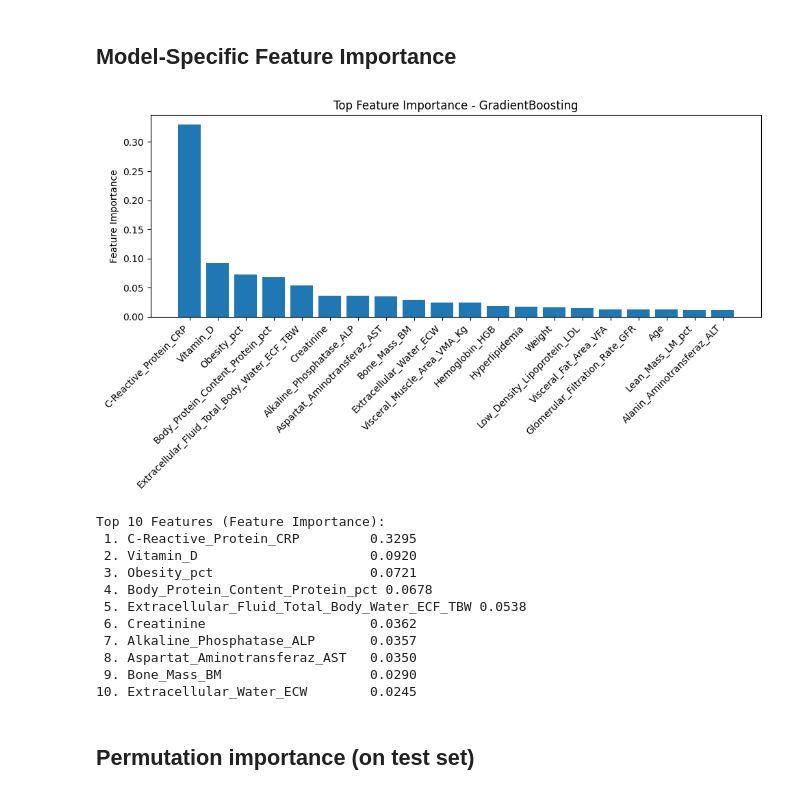
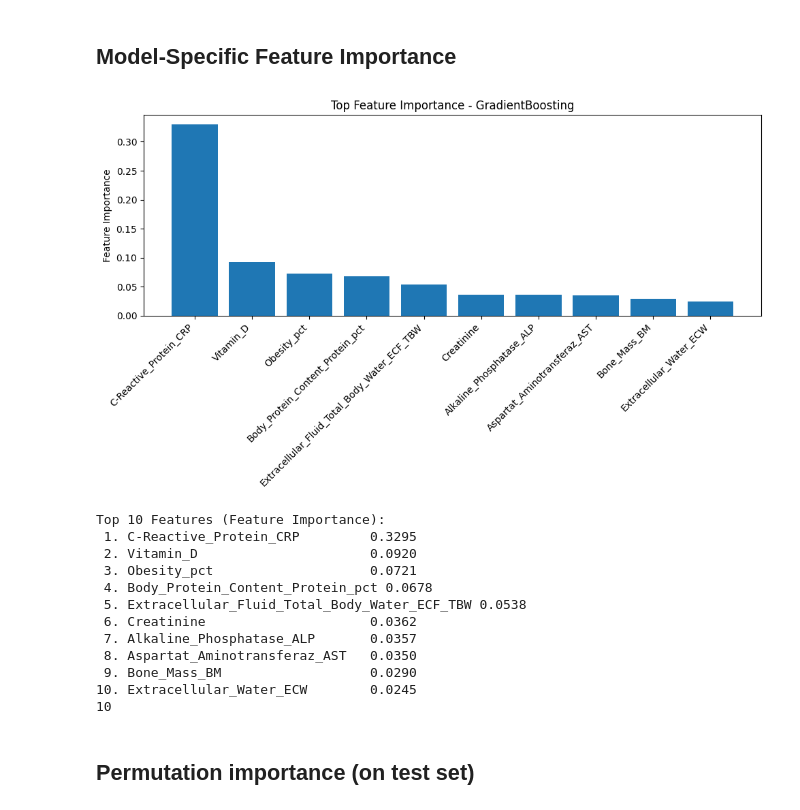
Before and after one commit to GitLars0/Dat-540-Prosjekt, a Jupyter notebook: notebooks/05_interpretation_reporting.ipynb, the cells around one changed output. Drawn from its saved outputs; the diff is of its cells as text; code cells hidden in the pictures.

```diff
--- a/notebooks/05_interpretation_reporting.ipynb
+++ b/notebooks/05_interpretation_reporting.ipynb
@@ -96,35 +96,35 @@ Test ROC-AUC: 0.8802
 if hasattr(final_clf, 'feature_importances_'):
     # Tree-based models (RF, Decision Tree, etc.)
     importances = final_clf.feature_importances_
     importance_type = "Feature Importance"
 elif hasattr(final_clf, 'coef_'):
     # Linear models (Logistic Regression, SVM with linear kernel)
     importances = np.abs(final_clf.coef_[0])  # Take absolute value for magnitude
     importance_type = "Coefficient Magnitude"
 else:
     print(f"⚠️  {best_model_name} doesn't have built-in feature importance.")
     print("   Using permutation importance only.")
     importances = None
 
 if importances is not None:
     order = np.argsort(importances)[::-1]
-    top_k = min(20, len(importances))
+    top_k = min(10, len(importances))
 
     plt.figure(figsize=(10, 6))
     plt.bar(range(top_k), importances[order][:top_k])
     plt.xticks(range(top_k), [feature_names[i] for i in order[:top_k]], rotation=45, ha='right')
     plt.title(f"Top {importance_type} - {best_model_name}")
     plt.ylabel(importance_type)
     plt.tight_layout()
     plt.show()
 
     # Print top features
     print(f"\nTop 10 Features ({importance_type}):")
     for i in range(min(10, top_k)):
         feat_idx = order[i]
         print(f"{i+1:2d}. {feature_names[feat_idx]:<30} {importances[feat_idx]:.4f}")
 # %% [output]
-[figure, old version]
+[figure, new version]
 Top 10 Features (Feature Importance):
  1. C-Reactive_Protein_CRP         0.3295
  2. Vitamin_D                      0.0920
@@ -136,6 +136,7 @@ Top 10 Features (Feature Importance):
  8. Aspartat_Aminotransferaz_AST   0.0350
  9. Bone_Mass_BM                   0.0290
 10. Extracellular_Water_ECW        0.0245
+10
 # %% [markdown]
 ## Permutation importance (on test set)
 # %%
```
Also changed, not shown: parts of 1 cell of this notebook, 1 other file.
